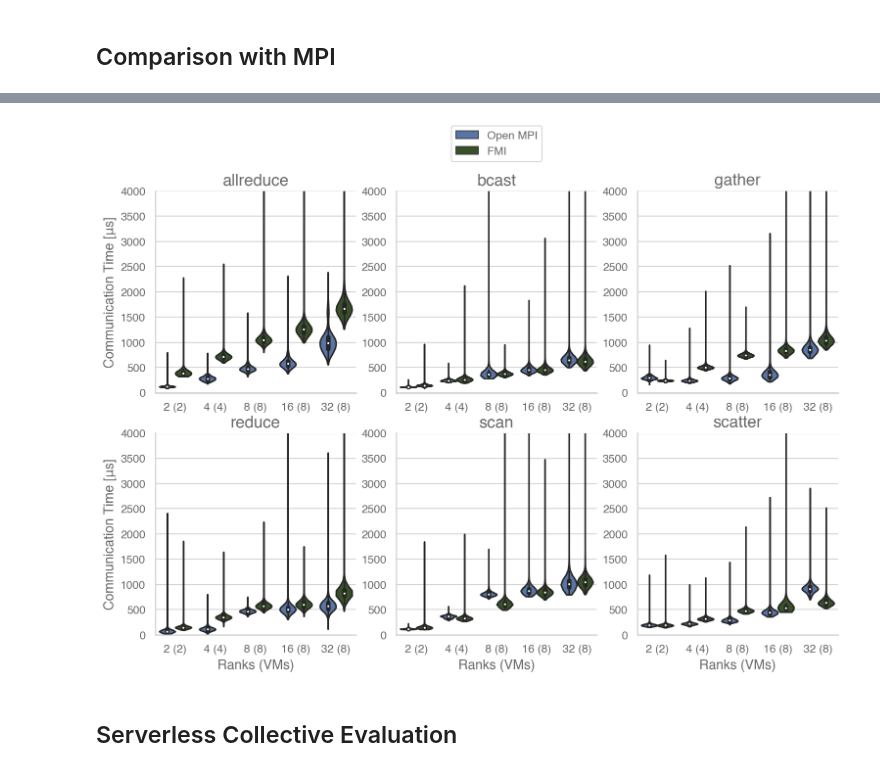
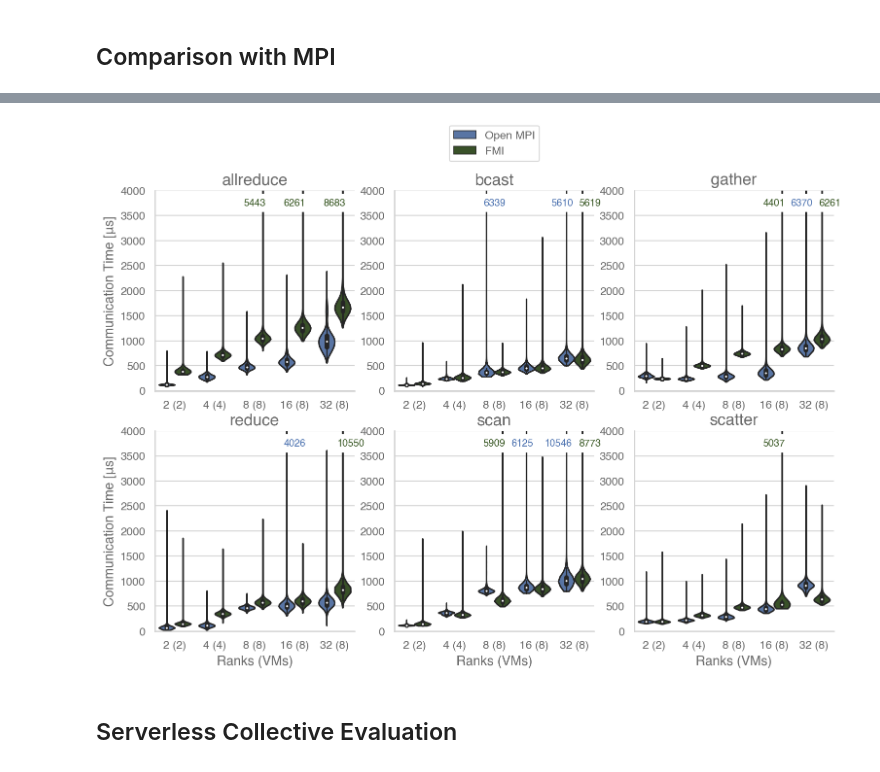
Before and after one commit to OpenCoreCH/LambdaCommBenchmarks, a Jupyter notebook: analysis/lambda_comm_benchmarks.ipynb, the cells around one changed output, grey strips where cells are left out. Cells and saved outputs as stored; diff of their text form; code cells hidden in the pictures.

```diff
--- a/analysis/lambda_comm_benchmarks.ipynb
+++ b/analysis/lambda_comm_benchmarks.ipynb
@@ -1511,34 +1511,57 @@ axs[0,2].set_title("gather")
 axs[1,0].set_ylim(0,4000)
 axs[1,0].set_title("reduce")
 axs[1,1].set_ylim(0,4000)
 axs[1,1].set_title("scan")
 axs[1,2].set_ylim(0,4000)
 axs[1,2].set_title("scatter")
 
 sns.violinplot(x="n", y="latency", hue="method", data=vals["allreduce"], ax=axs[0, 0], cut=0, palette=my_pal, scale="count")
 sns.violinplot(x="n", y="latency", hue="method", data=vals["bcast"], ax=axs[0, 1], cut=0, palette=my_pal, scale="count")
 sns.violinplot(x="n", y="latency", hue="method", data=vals["gather"], ax=axs[0, 2], cut=0, palette=my_pal, scale="count")
 sns.violinplot(x="n", y="latency", hue="method", data=vals["reduce"], ax=axs[1, 0], cut=0, palette=my_pal, scale="count")
 sns.violinplot(x="n", y="latency", hue="method", data=vals["scan"], ax=axs[1, 1], cut=0, palette=my_pal, scale="count")
 sns.violinplot(x="n", y="latency", hue="method", data=vals["scatter"], ax=axs[1, 2], cut=0, palette=my_pal, scale="count")
 
 for ix,iy in np.ndindex(axs.shape):
     axs[ix,iy].set_xticklabels(["2 (2)", "4 (4)", "8 (8)", "16 (8)", "32 (8)"])
     if ix == 0 and iy == 1:
         axs[ix,iy].legend(loc='upper center', bbox_to_anchor=(0.5, 1.35), fancybox=True)
     else:
         axs[ix,iy].legend([],[], frameon=False)
     if ix == 1:
         axs[ix,iy].set_xlabel("Ranks (VMs)")
     else:
         axs[ix,iy].set_xlabel(None)
     if iy == 0:
         axs[ix,iy].set_ylabel("Communication Time [μs]")
     else:
         axs[ix,iy].set_ylabel(None)
+
+axs[0,0].text(2, 3750, va='center', ha='center', size='x-small', backgroundcolor="white", color=my_pal["FMI"], s=vals["allreduce"][(vals["allreduce"]["n"] == 8) & (vals["allreduce"]["method"] == "FMI")]["latency"].max())
+axs[0,0].text(3, 3750, va='center', ha='center', size='x-small', backgroundcolor="white", color=my_pal["FMI"], s=vals["allreduce"][(vals["allreduce"]["n"] == 16) & (vals["allreduce"]["method"] == "FMI")]["latency"].max())
+axs[0,0].text(4, 3750, va='center', ha='center', size='x-small', backgroundcolor="white", color=my_pal["FMI"], s=vals["allreduce"][(vals["allreduce"]["n"] == 32) & (vals["allreduce"]["method"] == "FMI")]["latency"].max())
+
+axs[0,1].text(4.4, 3750, va='center', ha='center', size='x-small', backgroundcolor="white", color=my_pal["FMI"], s=vals["bcast"][(vals["bcast"]["n"] == 32) & (vals["bcast"]["method"] == "FMI")]["latency"].max())
+axs[0,1].text(2, 3750, va='center', ha='center', size='x-small', backgroundcolor="white", color=my_pal["Open MPI"], s=vals["bcast"][(vals["bcast"]["n"] == 8) & (vals["bcast"]["method"] == "Open MPI")]["latency"].max())
+axs[0,1].text(3.7, 3750, va='center', ha='center', size='x-small', backgroundcolor="white", color=my_pal["Open MPI"], s=vals["bcast"][(vals["bcast"]["n"] == 32) & (vals["bcast"]["method"] == "Open MPI")]["latency"].max())
+
+axs[0,2].text(3, 3750, va='center', ha='center', size='x-small', backgroundcolor="white", color=my_pal["FMI"], s=vals["gather"][(vals["gather"]["n"] == 16) & (vals["gather"]["method"] == "FMI")]["latency"].max())
+axs[0,2].text(4.4, 3750, va='center', ha='center', size='x-small', backgroundcolor="white", color=my_pal["FMI"], s=vals["gather"][(vals["gather"]["n"] == 32) & (vals["gather"]["method"] == "FMI")]["latency"].max())
+axs[0,2].text(3.7, 3750, va='center', ha='center', size='x-small', backgroundcolor="white", color=my_pal["Open MPI"], s=vals["gather"][(vals["gather"]["n"] == 32) & (vals["gather"]["method"] == "Open MPI")]["latency"].max())
+
+axs[1,0].text(3, 3750, va='center', ha='center', size='x-small', backgroundcolor="white", color=my_pal["Open MPI"], s=vals["reduce"][(vals["reduce"]["n"] == 16) & (vals["reduce"]["method"] == "Open MPI")]["latency"].max())
+axs[1,0].text(4.4, 3750, va='center', ha='center', size='x-small', backgroundcolor="white", color=my_pal["FMI"], s=vals["reduce"][(vals["reduce"]["n"] == 32) & (vals["reduce"]["method"] == "FMI")]["latency"].max())
+
+axs[1,1].text(2.7, 3750, va='center', ha='center', size='x-small', backgroundcolor="white", color=my_pal["Open MPI"], s=vals["scan"][(vals["scan"]["n"] == 16) & (vals["scan"]["method"] == "Open MPI")]["latency"].max())
+axs[1,1].text(3.6, 3750, va='center', ha='center', size='x-small', backgroundcolor="white", color=my_pal["Open MPI"], s=vals["scan"][(vals["scan"]["n"] == 32) & (vals["scan"]["method"] == "Open MPI")]["latency"].max())
+axs[1,1].text(2, 3750, va='center', ha='center', size='x-small', backgroundcolor="white", color=my_pal["FMI"], s=vals["scan"][(vals["scan"]["n"] == 8) & (vals["scan"]["method"] == "FMI")]["latency"].max())
+axs[1,1].text(4.4, 3750, va='center', ha='center', size='x-small', backgroundcolor="white", color=my_pal["FMI"], s=vals["scan"][(vals["scan"]["n"] == 32) & (vals["scan"]["method"] == "FMI")]["latency"].max())
+
+axs[1,2].text(3, 3750, va='center', ha='center', size='x-small', backgroundcolor="white", color=my_pal["FMI"], s=vals["scatter"][(vals["scatter"]["n"] == 16) & (vals["scatter"]["method"] == "FMI")]["latency"].max())
+
 fig.savefig(os.path.join(OUTPUT_PATH, "smi_benchmark_mpi.pdf"))
 # %% [output]
-[figure, old version]
+[figure, new version]
 # %% [markdown]
 ## Serverless Collective Evaluation
 # %%
```
Also changed, not shown: parts of 1 cell of this notebook.
